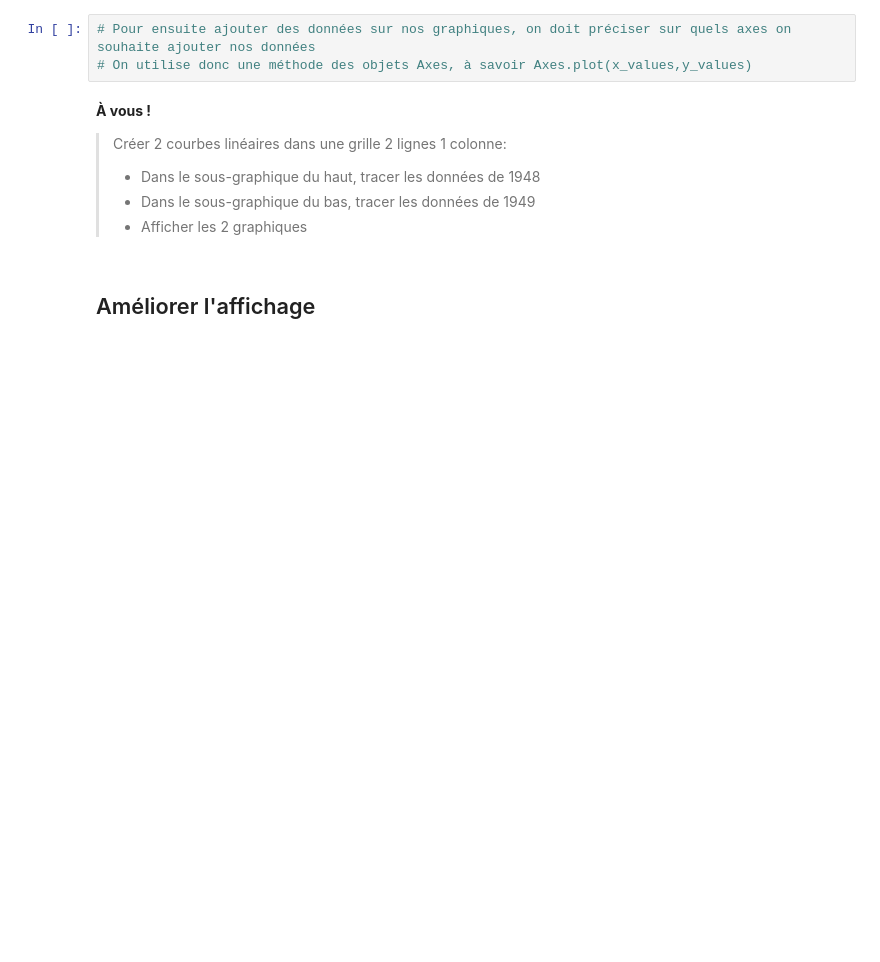
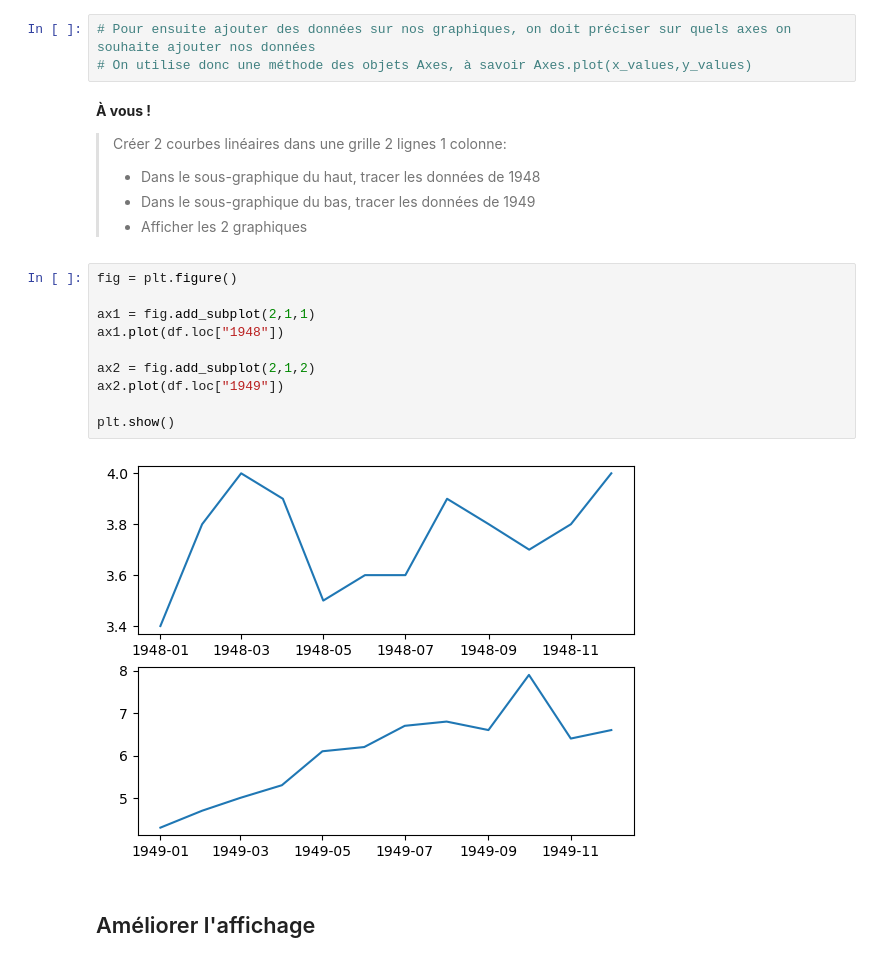
Before and after one commit to louiskuhn/IA-P3-Euskadi, a Jupyter notebook: Ressources/Python/2. Visualisation graphique/1. VisualisationGraphique_courbes.ipynb, the cells around one changed output. Saved outputs shown, nothing was run; the diff lists cells and outputs as text; blank space fills up the shorter version.

```diff
--- a/Ressources/Python/2. Visualisation graphique/1. VisualisationGraphique_courbes.ipynb
+++ b/Ressources/Python/2. Visualisation graphique/1. VisualisationGraphique_courbes.ipynb
@@ -266,6 +266,18 @@ __À vous !__
 >- Dans le sous-graphique du haut, tracer les données de 1948
 >- Dans le sous-graphique du bas, tracer les données de 1949
 >- Afficher les 2 graphiques
+# %%
+fig = plt.figure()
+
+ax1 = fig.add_subplot(2,1,1)
+ax1.plot(df.loc["1948"])
+
+ax2 = fig.add_subplot(2,1,2)
+ax2.plot(df.loc["1949"])
+
+plt.show()
+# %% [output]
+[figure, added]
 # %% [markdown]
 ## Améliorer l'affichage
 # %% [markdown]
```
Also changed, not shown: parts of 15 cells of this notebook, 1 other file.
